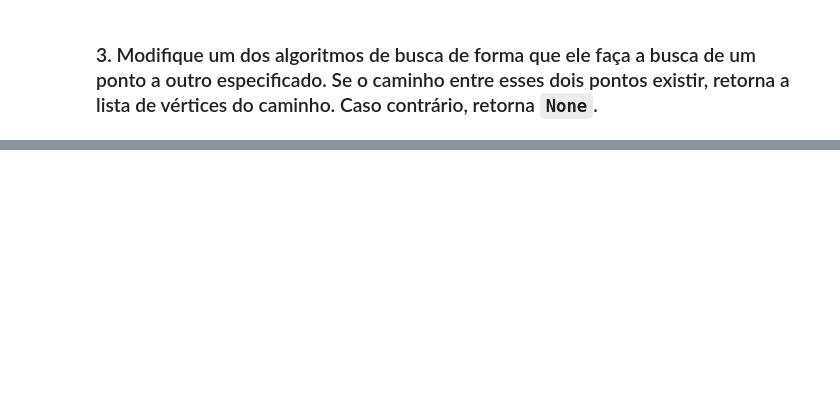
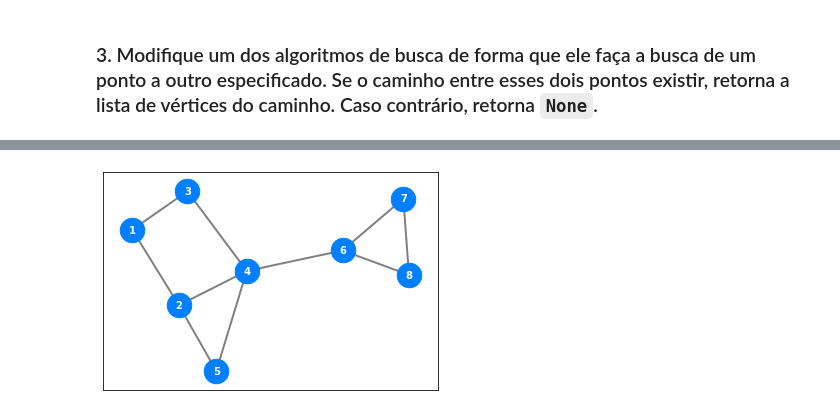
Before and after one commit to adolfoguimaraes/teoriadosgrafos, a Jupyter notebook: 02_AlgoritmosDeBusca.ipynb, the cells around one changed output, grey strips where cells are left out. Saved outputs shown, nothing was run; the diff lists cells and outputs as text; code cells hidden in the pictures; blank space fills up the shorter version.

```diff
--- a/02_AlgoritmosDeBusca.ipynb
+++ b/02_AlgoritmosDeBusca.ipynb
@@ -162,3 +272,7 @@ Vamos começar ;)
+# %%
+exibir_grafo(G)
+# %% [output]
+[figure, added]
 # %% [markdown]
 ### 4. Resolvendo o problema do labirinto
 
```
Also changed, not shown: parts of 21 cells of this notebook.
